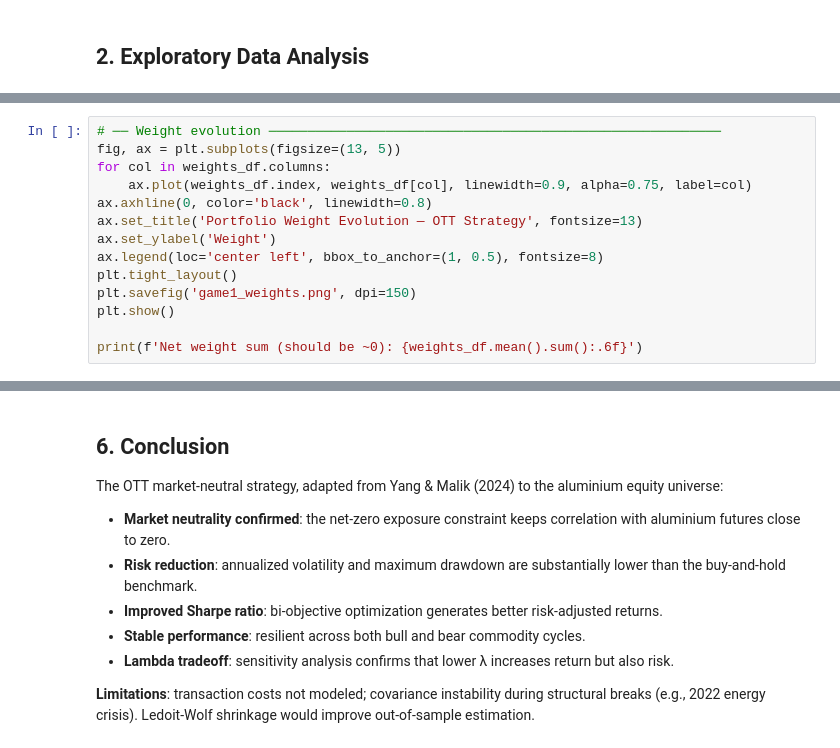
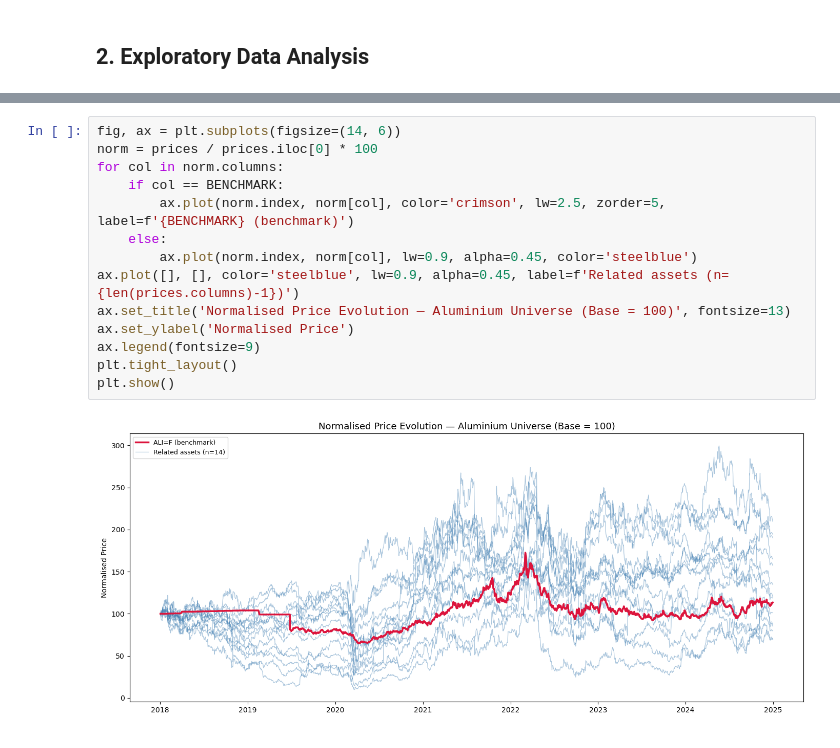
Before and after one commit to margauxgirona/Aluminium_Trading_Project, a Jupyter notebook: martin/trading_game_1/Game1_Martin_MarketNeutral_1.ipynb, the cells around one changed output, grey strips where cells are left out. Cells and saved outputs as stored; diff of their text form.

```diff
--- a/martin/trading_game_1/Game1_Martin_MarketNeutral_1.ipynb
+++ b/martin/trading_game_1/Game1_Martin_MarketNeutral_1.ipynb
@@ -281,14 +82,0 @@ plt.show()
-# %%
-# ── Weight evolution ──────────────────────────────────────────────────────────
-fig, ax = plt.subplots(figsize=(13, 5))
-for col in weights_df.columns:
-    ax.plot(weights_df.index, weights_df[col], linewidth=0.9, alpha=0.75, label=col)
-ax.axhline(0, color='black', linewidth=0.8)
-ax.set_title('Portfolio Weight Evolution — OTT Strategy', fontsize=13)
-ax.set_ylabel('Weight')
-ax.legend(loc='center left', bbox_to_anchor=(1, 0.5), fontsize=8)
-plt.tight_layout()
-plt.savefig('game1_weights.png', dpi=150)
-plt.show()
-
-print(f'Net weight sum (should be ~0): {weights_df.mean().sum():.6f}')
@@ -365,12 +83,16 @@ print(sens_df[['Ann. Return', 'Ann. Volatility', 'Sharpe Ratio', 'Max Drawdown']
-# %% [markdown]
-## 6. Conclusion
-
-The OTT market-neutral strategy, adapted from Yang & Malik (2024) to the aluminium equity universe:
-
-- **Market neutrality confirmed**: the net-zero exposure constraint keeps correlation with aluminium futures close to zero.
-- **Risk reduction**: annualized volatility and maximum drawdown are substantially lower than the buy-and-hold benchmark.
-- **Improved Sharpe ratio**: bi-objective optimization generates better risk-adjusted returns.
-- **Stable performance**: resilient across both bull and bear commodity cycles.
-- **Lambda tradeoff**: sensitivity analysis confirms that lower λ increases return but also risk.
-
-**Limitations**: transaction costs not modeled; covariance instability during structural breaks (e.g., 2022 energy crisis). Ledoit-Wolf shrinkage would improve out-of-sample estimation.
+# %%
+fig, ax = plt.subplots(figsize=(14, 6))
+norm = prices / prices.iloc[0] * 100
+for col in norm.columns:
+    if col == BENCHMARK:
+        ax.plot(norm.index, norm[col], color='crimson', lw=2.5, zorder=5, label=f'{BENCHMARK} (benchmark)')
+    else:
+        ax.plot(norm.index, norm[col], lw=0.9, alpha=0.45, color='steelblue')
+ax.plot([], [], color='steelblue', lw=0.9, alpha=0.45, label=f'Related assets (n={len(prices.columns)-1})')
+ax.set_title('Normalised Price Evolution — Aluminium Universe (Base = 100)', fontsize=13)
+ax.set_ylabel('Normalised Price')
+ax.legend(fontsize=9)
+plt.tight_layout()
+plt.show()
+# %% [output]
+[figure, added]
```
Also changed, not shown: parts of 41 cells of this notebook, 20 other files.
